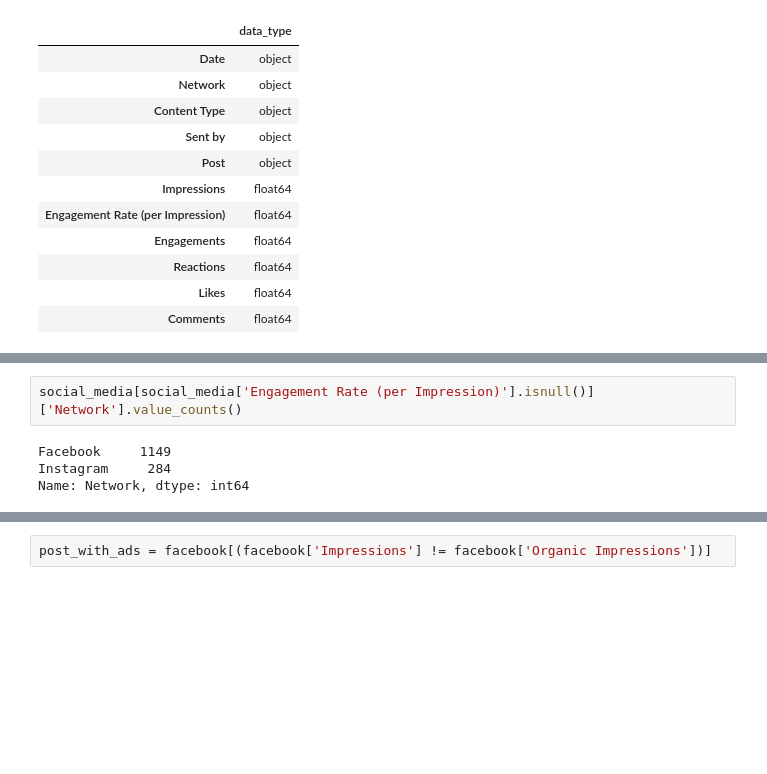
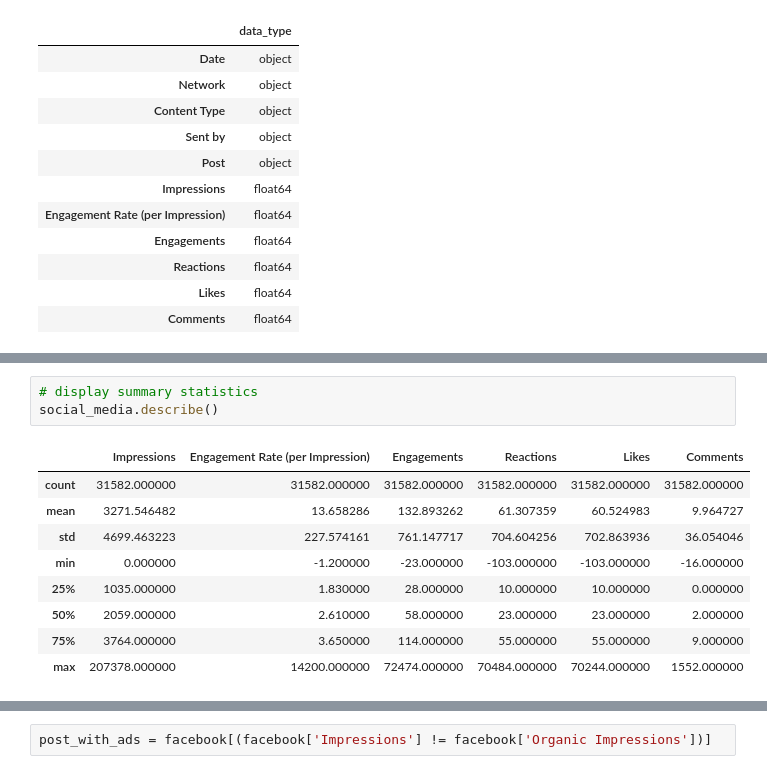
Before and after one commit to samaregbesola/Stanbic-IBTC, a Jupyter notebook: hackathon_codes.ipynb, the cells around one changed output, grey strips where cells are left out. Saved outputs shown, nothing was run; the diff lists cells and outputs as text; blank space fills up the shorter version.

```diff
--- a/hackathon_codes.ipynb
+++ b/hackathon_codes.ipynb
@@ -121,7 +152,14 @@ Comments                               0
 dtype: int64
-# %%
-social_media[social_media['Engagement Rate (per Impression)'].isnull()]['Network'].value_counts()
-# %% [output]
-Facebook     1149
-Instagram     284
-Name: Network, dtype: int64
+# %%
+# display summary statistics
+social_media.describe()
+# %% [output]
+|  | Impressions | Engagement Rate (per Impression) | Engagements | Reactions | Likes | Comments |
+| count | 31582.000000 | 31582.000000 | 31582.000000 | 31582.000000 | 31582.000000 | 31582.000000 |
+| mean | 3271.546482 | 13.658286 | 132.893262 | 61.307359 | 60.524983 | 9.964727 |
+| std | 4699.463223 | 227.574161 | 761.147717 | 704.604256 | 702.863936 | 36.054046 |
+| min | 0.000000 | -1.200000 | -23.000000 | -103.000000 | -103.000000 | -16.000000 |
+| 25% | 1035.000000 | 1.830000 | 28.000000 | 10.000000 | 10.000000 | 0.000000 |
+| 50% | 2059.000000 | 2.610000 | 58.000000 | 23.000000 | 23.000000 | 2.000000 |
+| 75% | 3764.000000 | 3.650000 | 114.000000 | 55.000000 | 55.000000 | 9.000000 |
+| max | 207378.000000 | 14200.000000 | 72474.000000 | 70484.000000 | 70244.000000 | 1552.000000 |
```
Also changed, not shown: parts of 54 cells of this notebook, 2 other files.
